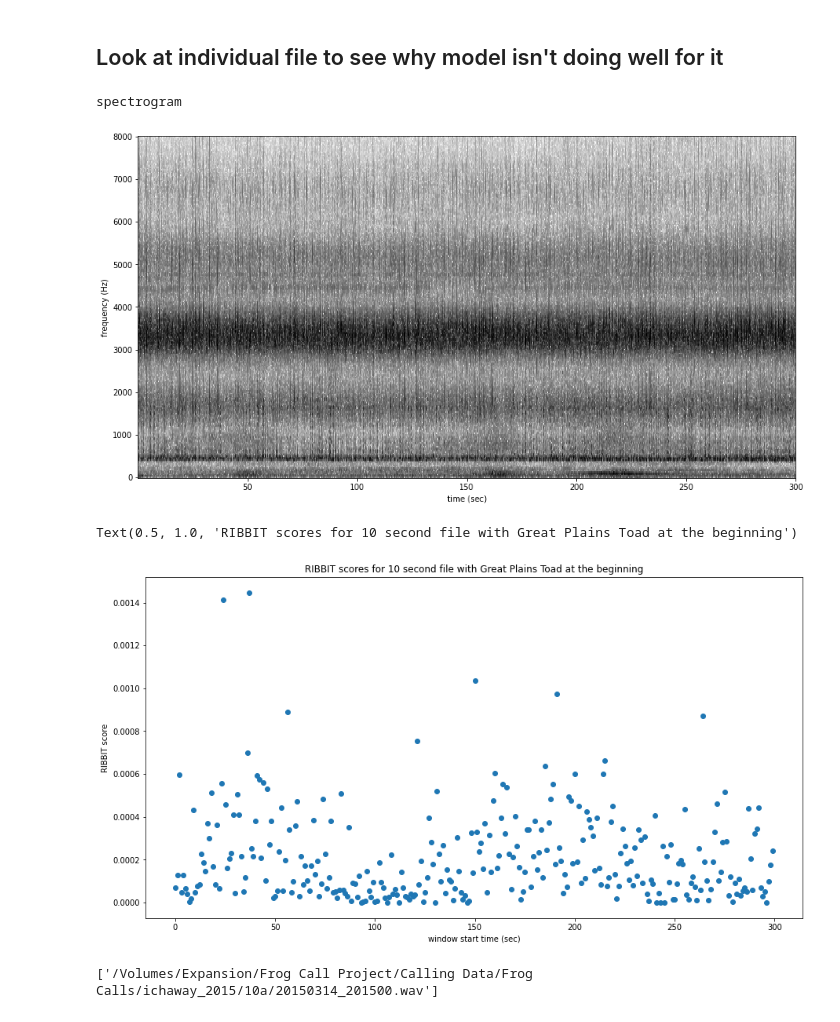
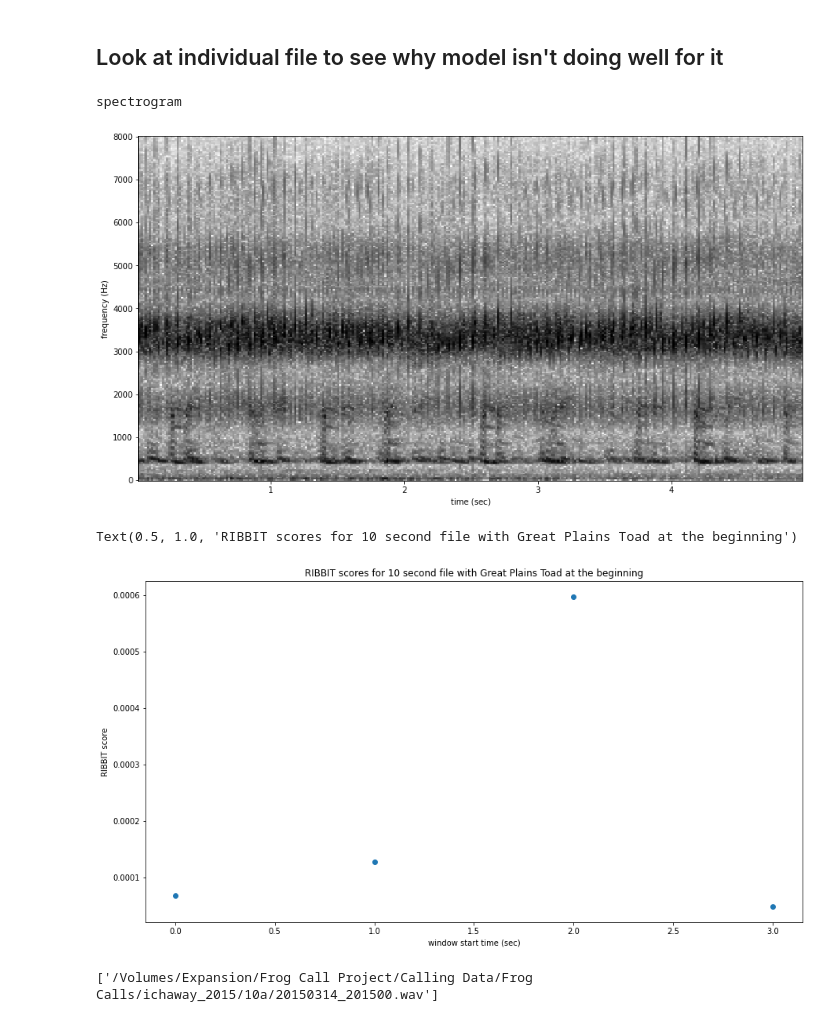
Before and after one commit to mayalapp/ga-frog-id, a Jupyter notebook: python-ribbit/data_cleaning.ipynb, the cells around one changed output. Saved outputs shown, nothing was run; the diff lists cells and outputs as text; code cells hidden in the pictures.

```diff
--- a/python-ribbit/data_cleaning.ipynb
+++ b/python-ribbit/data_cleaning.ipynb
@@ -384,7 +457,7 @@ audio_path = ich_tr_df['file_path'][2734]
 audio = Audio.from_file(audio_path)
 
 #make the spectrogram
-spec = Spectrogram.from_audio(audio.from_file(audio_path))
+spec = Spectrogram.from_audio(audio.from_file(audio_path).trim(0,5))
 
 #show the spectrogram
 print('spectrogram')
@@ -393,35 +466,35 @@ spec.plot()
 #run RIBBIT
 # minimum and maximum rate of pulsing (pulses per second) to search for
 pulse_rate_range = [14,28]
 
 # look for a vocalization in the range of 600-800 Hz
 signal_band = [600,800]
 
 # subtract the amplitude signal from these frequency ranges
 noise_bands = [[150,200], [1500,1600]]
 
 #divides the signal into segments this many seconds long, analyzes each independently
 clip_duration = 1 #seconds
 clip_overlap = 0.5 #seconds
 score_df =  ribbit(
                     spec,
                     pulse_rate_range=pulse_rate_range,
                     signal_band=signal_band,
                     clip_duration=clip_duration,
                     noise_bands=noise_bands,
                     plot=False
 )
 
 # plot the score vs time of each window
 plt.scatter(score_df['start_time'],score_df['score'])
 plt.xlabel('window start time (sec)')
 plt.ylabel('RIBBIT score')
 plt.title('RIBBIT scores for 10 second file with Great Plains Toad at the beginning')
 # %% [output]
 spectrogram
-[figure, old version]
+[figure, new version]
 Text(0.5, 1.0, 'RIBBIT scores for 10 second file with Great Plains Toad at the beginning')
-[figure, old version]
+[figure, new version]
 # %%
 ich_tr_df['file_path'][2734]
 glob(ich_tr_df['file_path'][2734])
```
Also changed, not shown: parts of 30 cells of this notebook, 16 other files.
